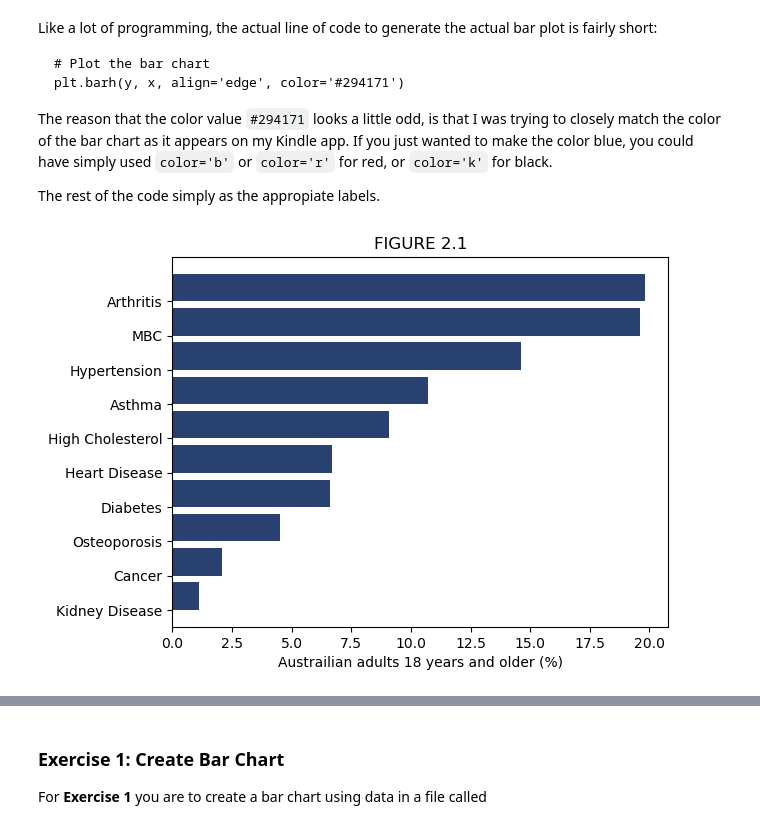
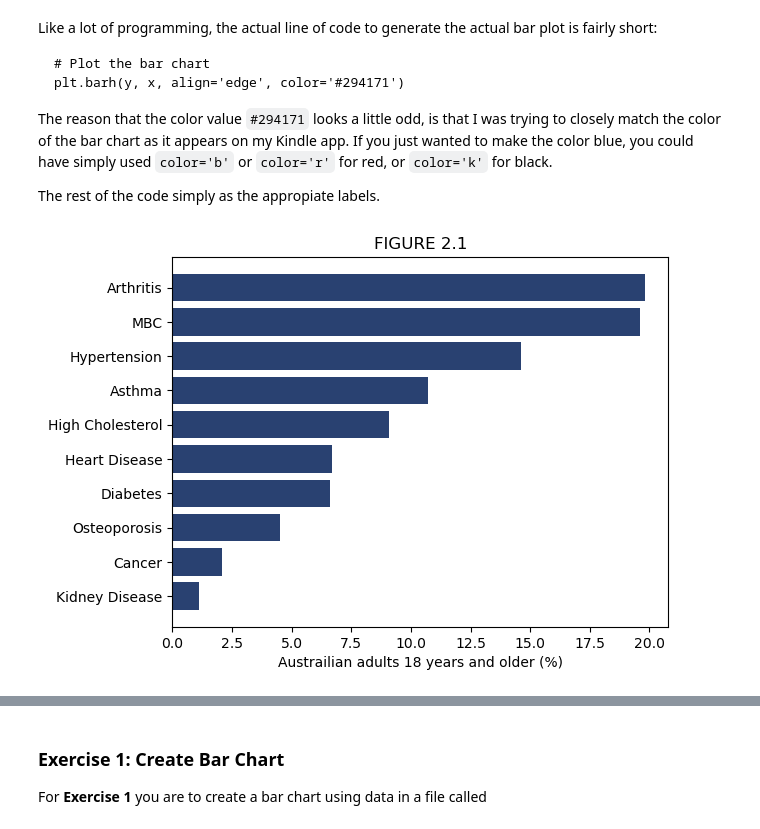
Before and after one commit to DavidSenseman/BIO5853, a Jupyter notebook: Lesson_01_4.ipynb, the cells around one changed output, grey strips where cells are left out. Drawn from its saved outputs; the diff is of its cells as text; code cells hidden in the pictures.

```diff
--- a/Lesson_01_4.ipynb
+++ b/Lesson_01_4.ipynb
@@ -201,30 +201,30 @@ The rest of the code simply as the appropiate labels.
 # %%
 # Example 1B: Create Bar Chart FIGURE 2.1
 
 import matplotlib.pyplot as plt
 import pandas as pd
 
 # Sort data
 adDF.sort_values(by=['percent', 'disease'], ascending=True, inplace=True)
 
 # Rename category to MBC
 adDF['disease'] = adDF['disease'].astype('category')
 adDF['disease'] = adDF['disease'].cat.rename_categories({'Mental and Behavioral Conditions': 'MBC'})
 
 # Assign x and y
 x=adDF['percent']
 y=adDF['disease']
 
 # Plot the bar chart
-plt.barh(y, x, align='edge', color='#294171')
+plt.barh(y, x, align='center', color='#294171')
 
 # Add labels
 plt.ylabel("")
 plt.xlabel("Austrailian adults 18 years and older (%)")
 plt.title("FIGURE 2.1")
 
 # Show the chart
 plt.show()
 # %% [output]
-[figure, old version]
+[figure, new version]
 # %% [markdown]
```
Also changed, not shown: parts of 42 cells of this notebook.
